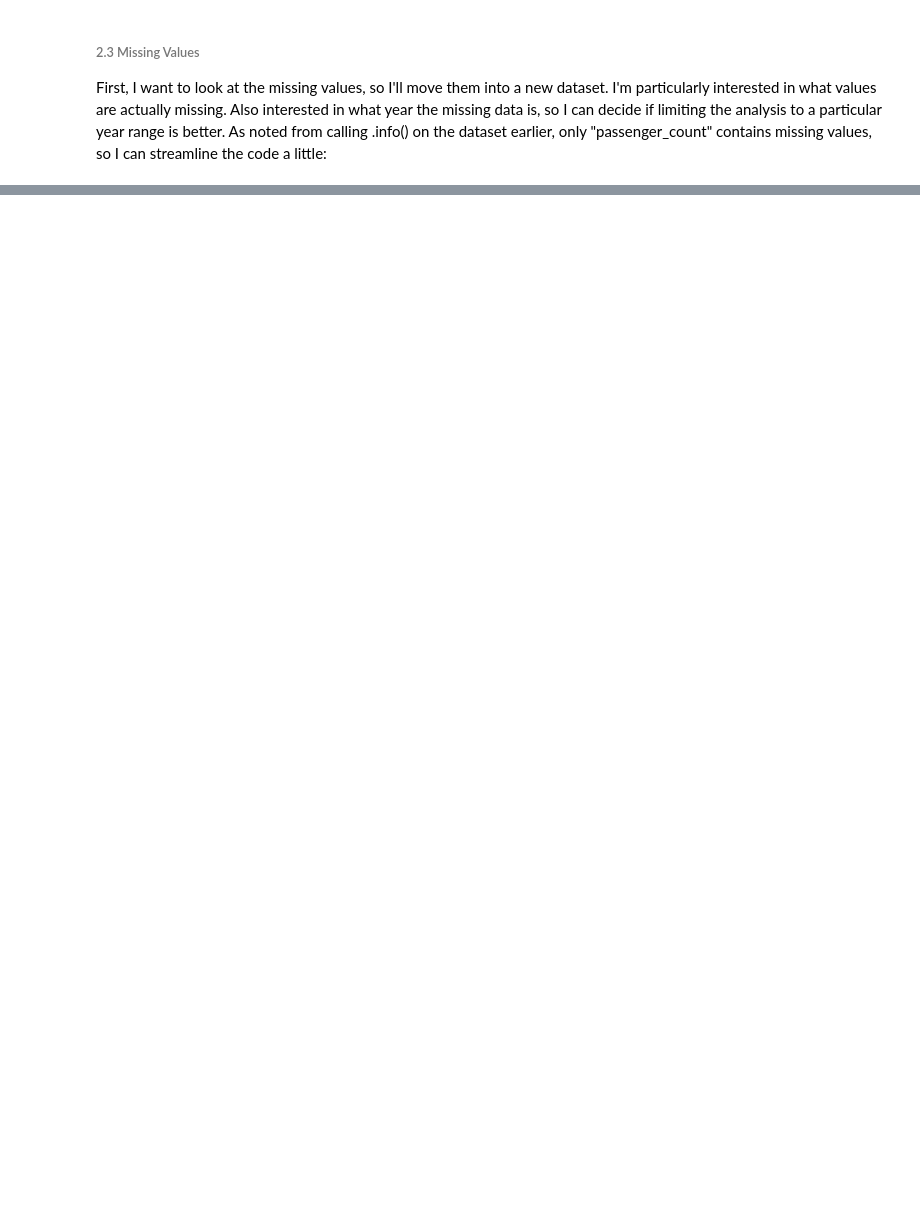
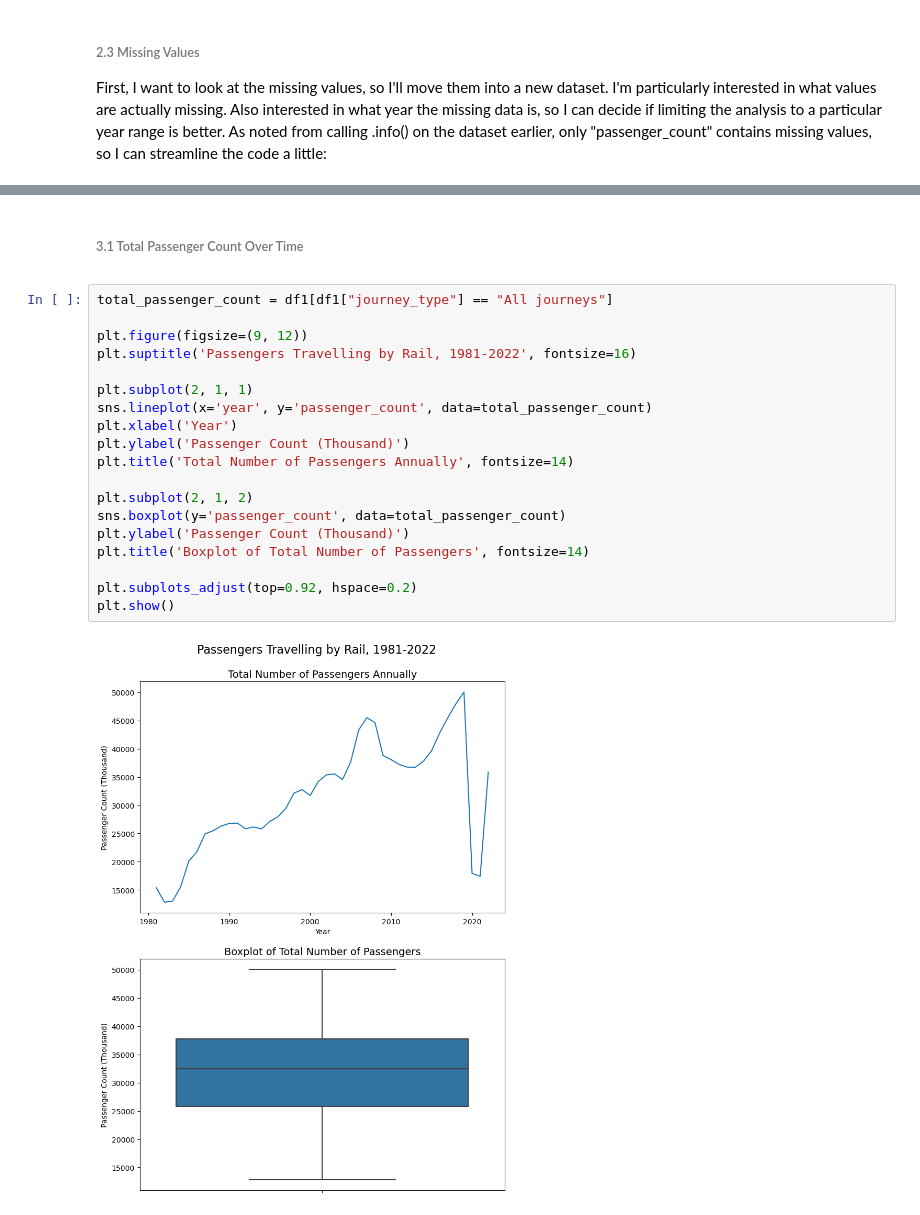
Before and after one commit to EmmaMcC1802/CA2, a Jupyter notebook: Codebook1_DataPrepVis.ipynb, the cells around one changed output, grey strips where cells are left out. Cells and saved outputs as stored; diff of their text form; blank space fills up the shorter version.

```diff
--- a/Codebook1_DataPrepVis.ipynb
+++ b/Codebook1_DataPrepVis.ipynb
@@ -282,0 +316,25 @@ I dropped the irrelevant columns but kept "Statistic label" to remember that `pa
+# %% [markdown]
+<summary style="color:blue;">
+
+###### 3.1 Total Passenger Count Over Time
+# %%
+total_passenger_count = df1[df1["journey_type"] == "All journeys"]
+
+plt.figure(figsize=(9, 12))
+plt.suptitle('Passengers Travelling by Rail, 1981-2022', fontsize=16)
+
+plt.subplot(2, 1, 1)
+sns.lineplot(x='year', y='passenger_count', data=total_passenger_count)
+plt.xlabel('Year')
+plt.ylabel('Passenger Count (Thousand)')
+plt.title('Total Number of Passengers Annually', fontsize=14)
+
+plt.subplot(2, 1, 2)
+sns.boxplot(y='passenger_count', data=total_passenger_count)
+plt.ylabel('Passenger Count (Thousand)')
+plt.title('Boxplot of Total Number of Passengers', fontsize=14)
+
+plt.subplots_adjust(top=0.92, hspace=0.2)
+plt.show()
+# %% [output]
+[figure, added]
```
Also changed, not shown: parts of 28 cells of this notebook, 2 other files.
